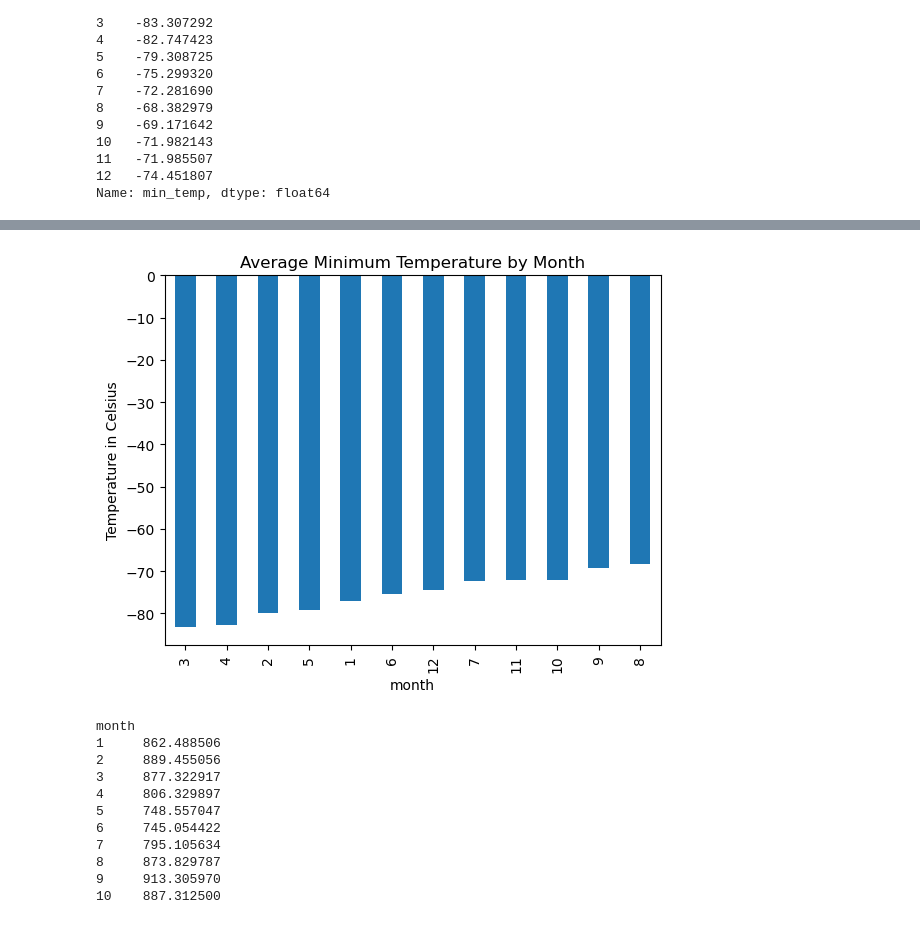
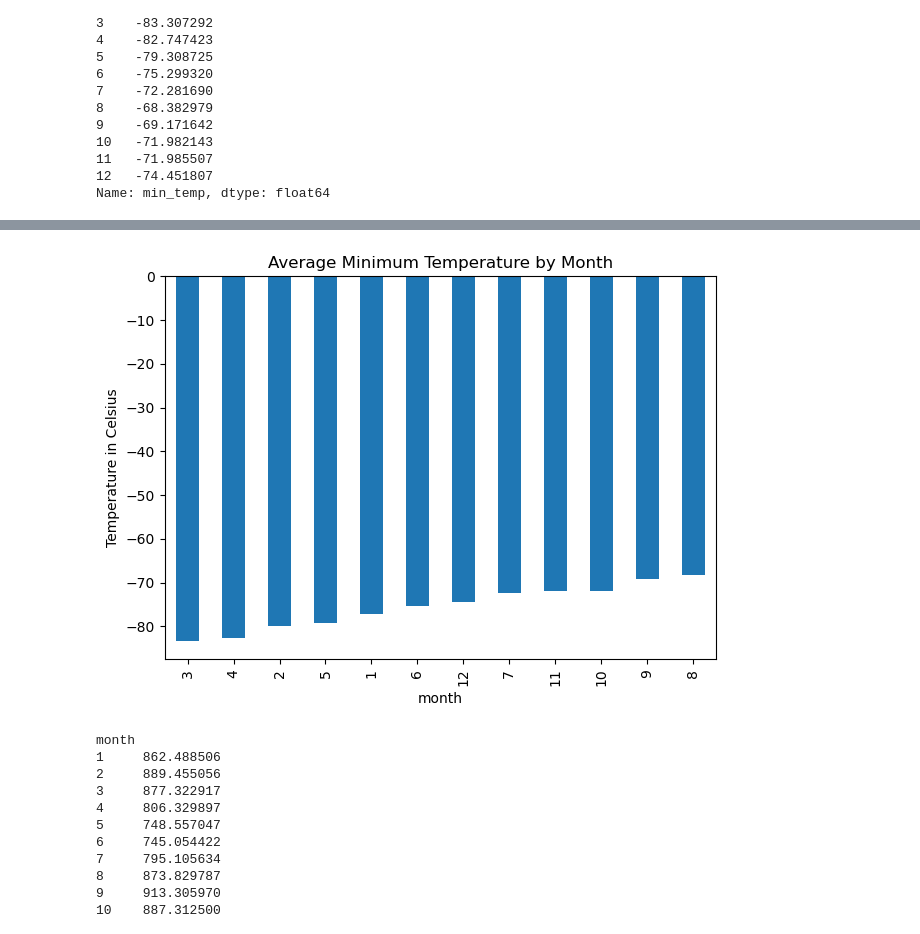
Before and after one commit to BookHaven12/Web-Scraping-Challenge, a Jupyter notebook: part_2_mars_weather.ipynb, the cells around one changed output, grey strips where cells are left out. Cells and saved outputs as stored; diff of their text form; code cells hidden in the pictures.

Commit message:
Finished code for all the graphs

```diff
--- a/part_2_mars_weather.ipynb
+++ b/part_2_mars_weather.ipynb
@@ -141,6 +131,6 @@ Rows: [['2', '2012-08-16', '10', '155', '6', '-75.0', '739.0'], ['13', '2012-08-
 # %%
 # Create a Pandas DataFrame by using the list of rows and a list of the column names
-mars_df = pd.DataFrame(data=rows, columns=headers)
+mars_df = pd.DataFrame(list, columns=["id", "terrestrial_date", "sol", "ls", "month", "min_temp", "pressure"])
 # %%
 # Confirm DataFrame was created successfully
 mars_df.head()
@@ -215,6 +225,8 @@ Analyze your dataset by using Pandas functions to answer the following questions
 1867
 # %%
 # 3. What is the average minimum temperature by month?
+avg_min_temp = mars_df.groupby('month')['min_temp'].mean()
+avg_min_temp
 # %% [output]
 month
 1    -77.160920
@@ -237,6 +254,16 @@ Name: min_temp, dtype: float64
 # %%
 # Identify the coldest and hottest months in Curiosity's location by sorting the previous graph
+
+#sort temps in ascending order
+sorted_temps = avg_min_temp.sort_values()
+
+#plot resutls
+sorted_temps.plot(kind='bar')
+plt.title('Average Minimum Temperature by Month')
+plt.ylabel('Temperature in Celsius')
+plt.tight_layout()
+plt.show()
 # %% [output]
-[figure, old version]
+[figure, new version]
 # %%
 # 4. What is the average pressure by month?
```
Also changed, not shown: parts of 15 cells of this notebook.
